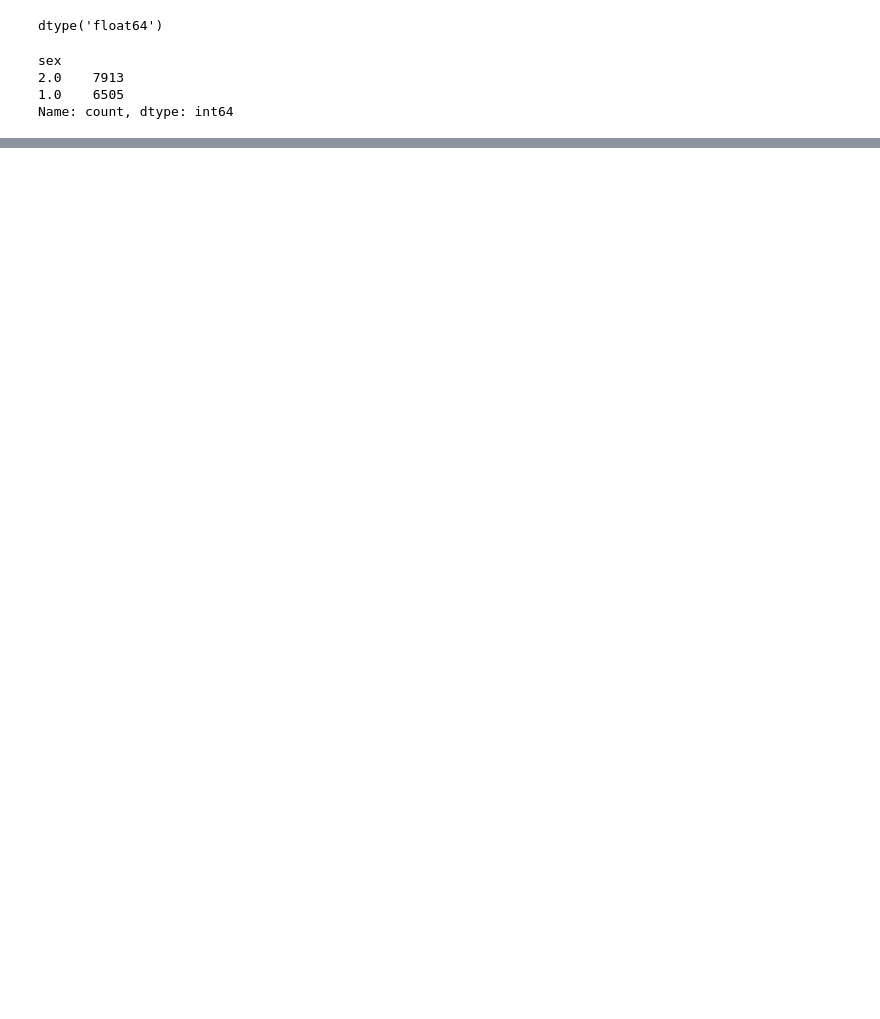
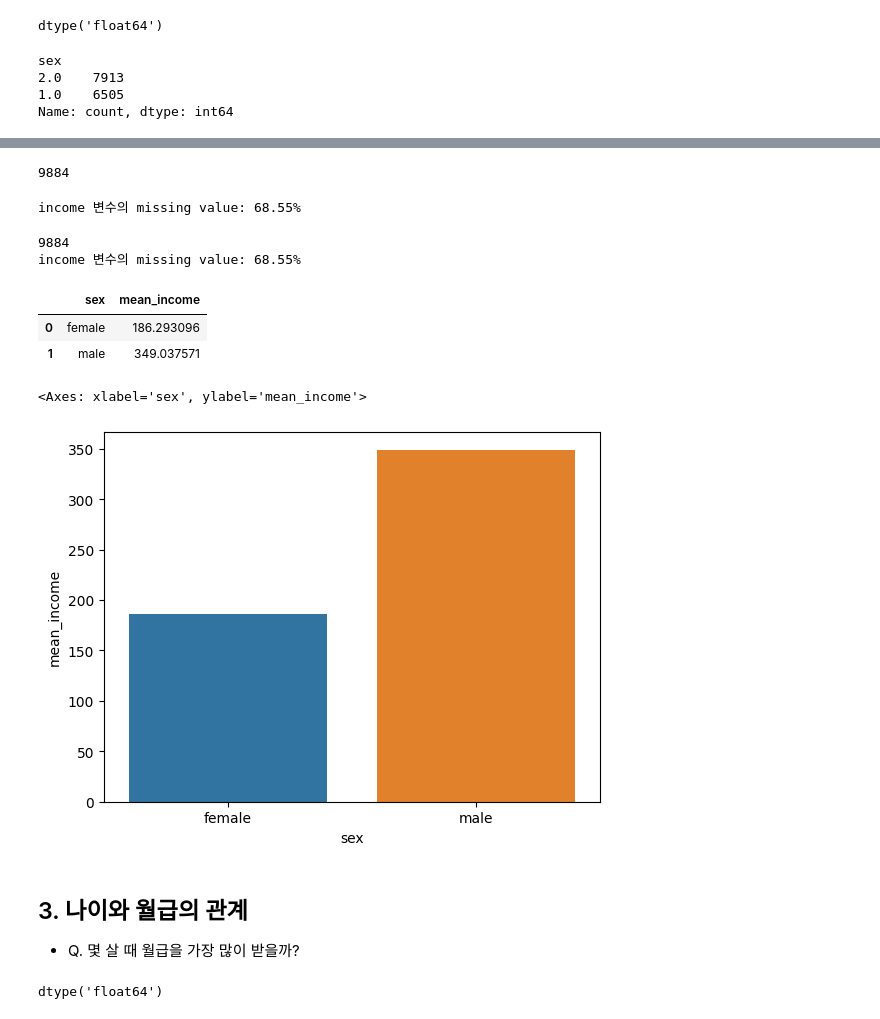
Before and after one commit to PSLeon24/Data_Analysis, a Jupyter notebook: Project/Korea Welfare Panel Data Analysis/Korea Welfare Panel Data Analysis.ipynb, the cells around one changed output, grey strips where cells are left out. Cells and saved outputs as stored; diff of their text form; code cells hidden in the pictures; blank space fills up the shorter version.

```diff
--- a/Project/Korea Welfare Panel Data Analysis/Korea Welfare Panel Data Analysis.ipynb
+++ b/Project/Korea Welfare Panel Data Analysis/Korea Welfare Panel Data Analysis.ipynb
@@ -70,0 +133,40 @@ Name: count, dtype: int64
+# %%
+welfare['income'].isna().sum()
+# %% [output]
+9884
+# %%
+print(f"income 변수의 missing value: {welfare['income'].isna().sum()/len(welfare)*100:.2f}%")
+# %% [output]
+income 변수의 missing value: 68.55%
+# %%
+# 이상치 결측 처리
+welfare['income'] = np.where(welfare['income'] == 9999, np.nan, welfare['income'])
+
+# 결측치 확인
+print(welfare['income'].isna().sum())
+print(f"income 변수의 missing value: {welfare['income'].isna().sum()/len(welfare)*100:.2f}%")
+# 이상치는 없다는 것을 확인
+# %% [output]
+9884
+income 변수의 missing value: 68.55%
+# %%
+sex_income = welfare.dropna(subset = ['income']) \
+                    .groupby('sex', as_index = False) \
+                    .agg(mean_income = ('income', 'mean'))
+sex_income
+# %% [output]
+|  | sex | mean_income |
+| 0 | female | 186.293096 |
+| 1 | male | 349.037571 |
+# %%
+sns.barplot(data = sex_income, x='sex', y='mean_income')
+# %% [output]
+<Axes: xlabel='sex', ylabel='mean_income'>
+[figure, added]
+# %% [markdown]
+## 3. 나이와 월급의 관계
+- Q. 몇 살 때 월급을 가장 많이 받을까?
+# %%
+welfare['birth'].dtypes
+# %% [output]
+dtype('float64')
```
Also changed, not shown: parts of 35 cells of this notebook.
